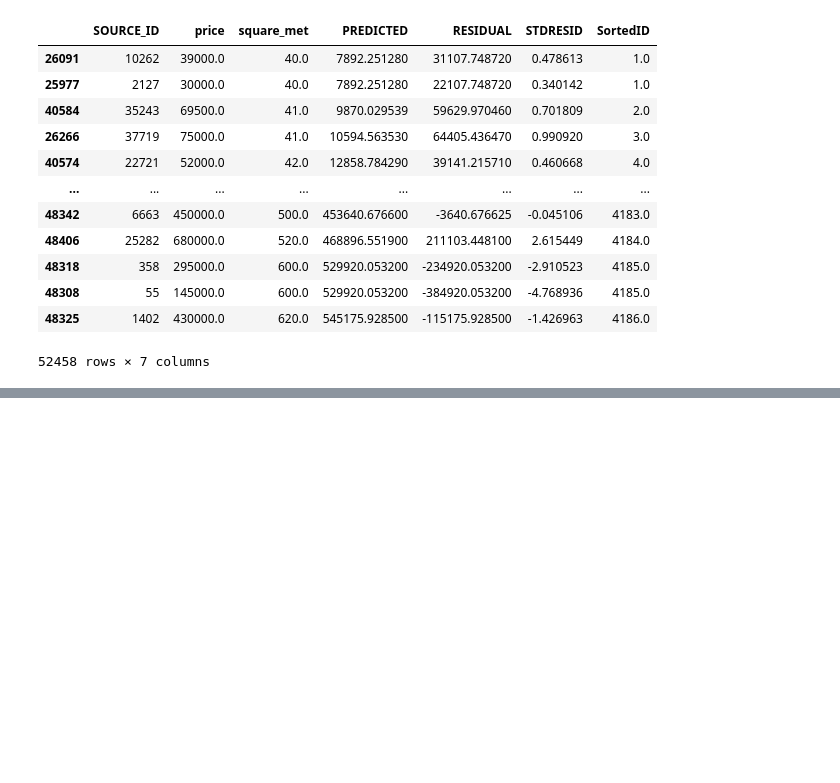
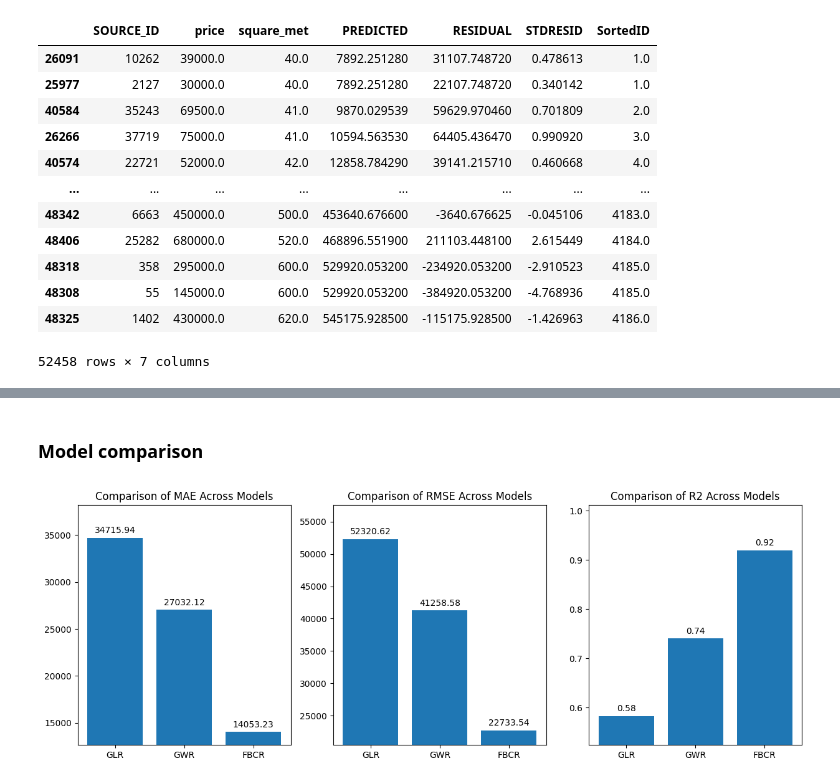
Before and after one commit to AvoDzis/capstone-real-estate, a Jupyter notebook: code/predicted_price_analysis.ipynb, the cells around one changed output, grey strips where cells are left out. Cells and saved outputs as stored; diff of their text form; code cells hidden in the pictures; blank space fills up the shorter version.

```diff
--- a/code/predicted_price_analysis.ipynb
+++ b/code/predicted_price_analysis.ipynb
@@ -52,0 +143,42 @@ glr_table.to_csv('../database/predicted_data/glr_predicted.csv')
+# %% [markdown]
+### Model comparison
+# %%
+# Define the metrics for each model as a dictionary
+metrics = {
+    "GLR": [glr_mae, glr_rmse, glr_r2],
+    "GWR": [gwr_mae, gwr_rmse, gwr_r2],
+    "FBCR": [fbcr_mae, fbcr_rmse, fbcr_r2]
+}
+
+# Define the names of the metrics to be plotted
+metric_names = ["MAE", "RMSE", "R2"]
+
+# Create a grid of plots
+fig, axs = plt.subplots(1, 3, figsize=(15, 5))
+
+# Loop through each metric and create a bar plot for each model
+for i, metric in enumerate(metric_names):
+    values = [metrics[model][i] for model in metrics.keys()]
+    axs[i].bar(metrics.keys(), values)
+    axs[i].set_xlabel("Model")
+    axs[i].set_ylabel(metric)
+    axs[i].set_title("Comparison of {} Across Models".format(metric))
+    axs[i].set_ylim([min(values) * 0.9, max(values) * 1.1])
+    axs[i].set_xlabel('')
+    axs[i].set_ylabel('')
+    for j, v in enumerate(values):
+        if metric == "R2":
+            axs[i].text(j, v + 0.01, str(round(v, 2)), ha='center')
+        elif metric == "MAE":
+            axs[i].text(j, v + 500, str(round(v, 2)), ha='center')
+        else:
+            axs[i].text(j, v + 750, str(round(v, 2)), ha='center')
+        # axs[i].text(j, v + 0.01, str(round(v, 2)), ha='center')
+    # axs[i].grid(axis='y')
+
+
+# Display the plots
+
+plt.show()
+# %% [output]
+[figure, added]
```
Also changed, not shown: parts of 9 cells of this notebook.
